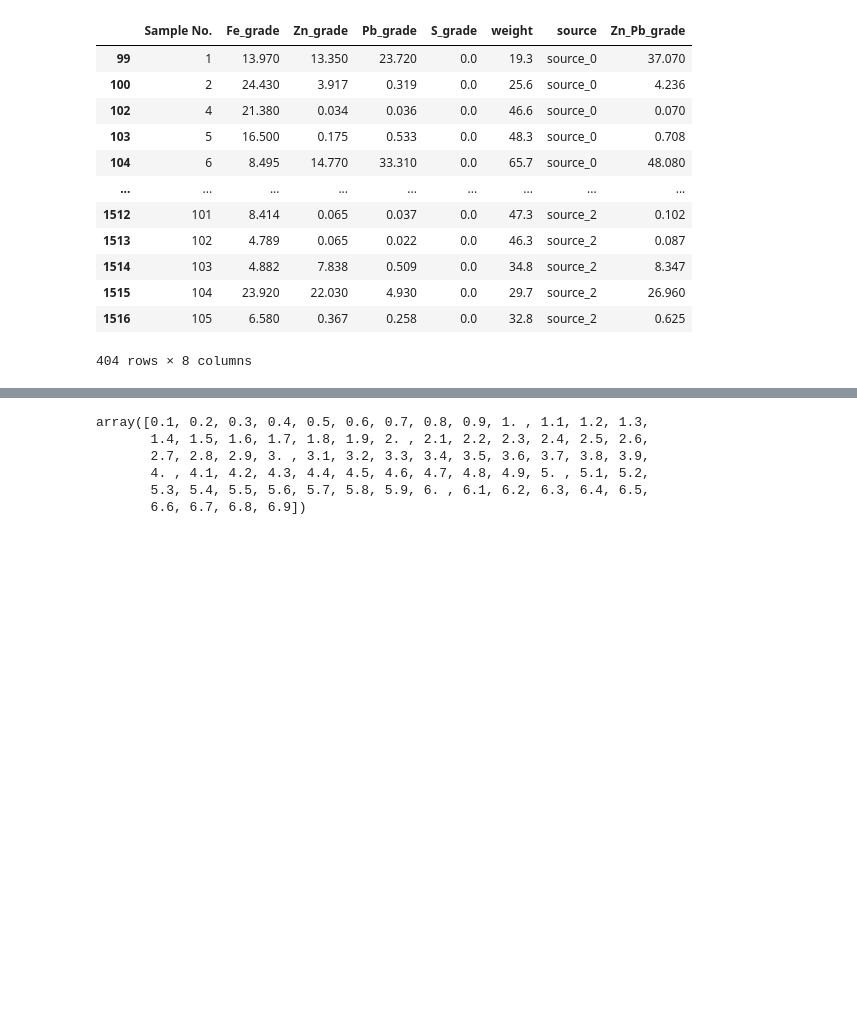
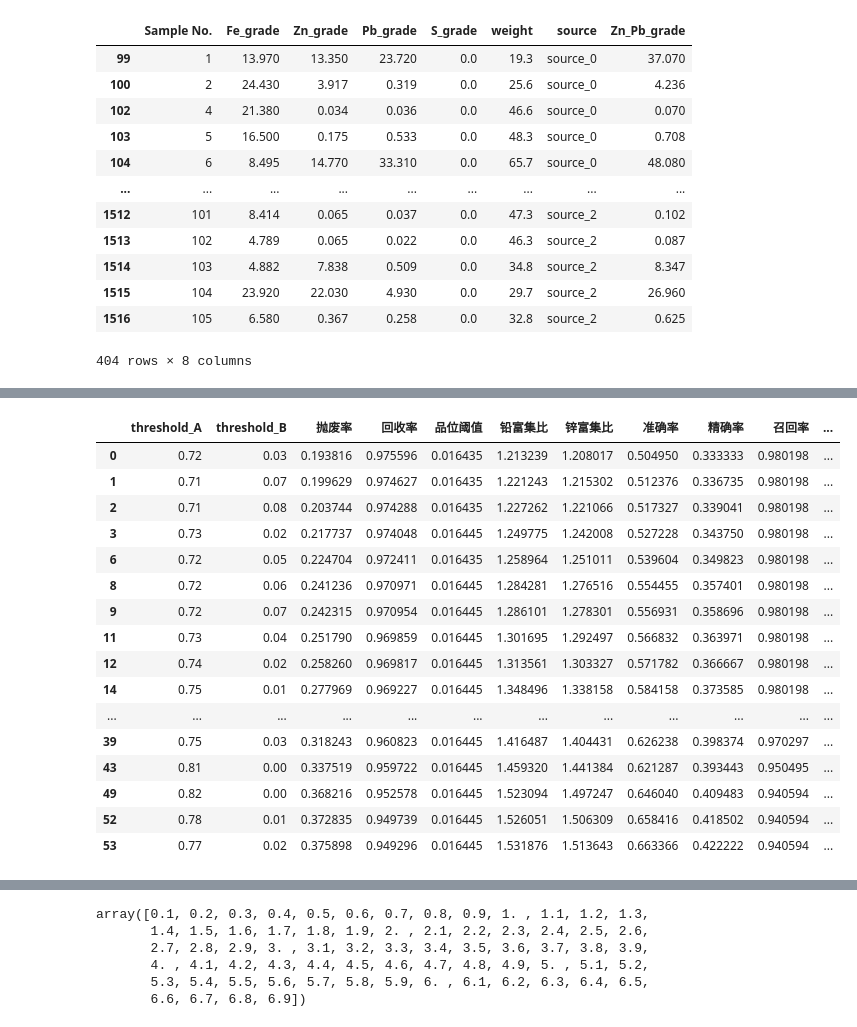
Before and after one commit to yaojian95/jt_ore_sorting, a Jupyter notebook: R_and_grade.ipynb, the cells around one changed output, grey strips where cells are left out. Cells and saved outputs as stored; diff of their text form; code cells hidden in the pictures; blank space fills up the shorter version.

```diff
--- a/R_and_grade.ipynb
+++ b/R_and_grade.ipynb
@@ -121,3 +110,46 @@ axes.scatter(x, y, np.array(grades_all), c = np.array(grades_all), cmap = 'virid
+# %%
+
+def compute_pareto_front(df):
+    """
+    计算 Pareto 前沿。
+
+    参数:
+    - df (pd.DataFrame): 包含调优结果的 DataFrame。
+
+    返回:
+    - pd.DataFrame: 仅包含 Pareto 前沿点的 DataFrame。
+    """
+    # 按回收率降序排序，如果回收率相同，则按抛废率降序排序
+    df_sorted = df.sort_values(['回收率', '抛废率'], ascending=[False, False]).reset_index(drop=True)
+    pareto_front = []
+    current_max_scrap = -np.inf
+
+    for _, row in df_sorted.iterrows():
+        if row['抛废率'] > current_max_scrap:
+            pareto_front.append(row)
+            current_max_scrap = row['抛废率']
+
+    return pd.DataFrame(pareto_front)
+# %%
+compute_pareto_front(grade2th_1p4)
+# %% [output]
+|  | threshold_A | threshold_B | 抛废率 | 回收率 | 品位阈值 | 铅富集比 | 锌富集比 | 准确率 | 精确率 | 召回率 | ... |
+| 0 | 0.72 | 0.03 | 0.193816 | 0.975596 | 0.016435 | 1.213239 | 1.208017 | 0.504950 | 0.333333 | 0.980198 | ... |
+| 1 | 0.71 | 0.07 | 0.199629 | 0.974627 | 0.016435 | 1.221243 | 1.215302 | 0.512376 | 0.336735 | 0.980198 | ... |
+| 2 | 0.71 | 0.08 | 0.203744 | 0.974288 | 0.016435 | 1.227262 | 1.221066 | 0.517327 | 0.339041 | 0.980198 | ... |
+| 3 | 0.73 | 0.02 | 0.217737 | 0.974048 | 0.016445 | 1.249775 | 1.242008 | 0.527228 | 0.343750 | 0.980198 | ... |
+| 6 | 0.72 | 0.05 | 0.224704 | 0.972411 | 0.016435 | 1.258964 | 1.251011 | 0.539604 | 0.349823 | 0.980198 | ... |
+| 8 | 0.72 | 0.06 | 0.241236 | 0.970971 | 0.016445 | 1.284281 | 1.276516 | 0.554455 | 0.357401 | 0.980198 | ... |
+| 9 | 0.72 | 0.07 | 0.242315 | 0.970954 | 0.016445 | 1.286101 | 1.278301 | 0.556931 | 0.358696 | 0.980198 | ... |
+| 11 | 0.73 | 0.04 | 0.251790 | 0.969859 | 0.016445 | 1.301695 | 1.292497 | 0.566832 | 0.363971 | 0.980198 | ... |
+| 12 | 0.74 | 0.02 | 0.258260 | 0.969817 | 0.016445 | 1.313561 | 1.303327 | 0.571782 | 0.366667 | 0.980198 | ... |
+| 14 | 0.75 | 0.01 | 0.277969 | 0.969227 | 0.016445 | 1.348496 | 1.338158 | 0.584158 | 0.373585 | 0.980198 | ... |
+| ... | ... | ... | ... | ... | ... | ... | ... | ... | ... | ... | ... |
+| 39 | 0.75 | 0.03 | 0.318243 | 0.960823 | 0.016445 | 1.416487 | 1.404431 | 0.626238 | 0.398374 | 0.970297 | ... |
+| 43 | 0.81 | 0.00 | 0.337519 | 0.959722 | 0.016445 | 1.459320 | 1.441384 | 0.621287 | 0.393443 | 0.950495 | ... |
+| 49 | 0.82 | 0.00 | 0.368216 | 0.952578 | 0.016445 | 1.523094 | 1.497247 | 0.646040 | 0.409483 | 0.940594 | ... |
+| 52 | 0.78 | 0.01 | 0.372835 | 0.949739 | 0.016445 | 1.526051 | 1.506309 | 0.658416 | 0.418502 | 0.940594 | ... |
+| 53 | 0.77 | 0.02 | 0.375898 | 0.949296 | 0.016445 | 1.531876 | 1.513643 | 0.663366 | 0.422222 | 0.940594 | ... |
 # %%
 grade2th_1p4
 # %% [output]
```
Also changed, not shown: parts of 9 cells of this notebook, 1 other file.
